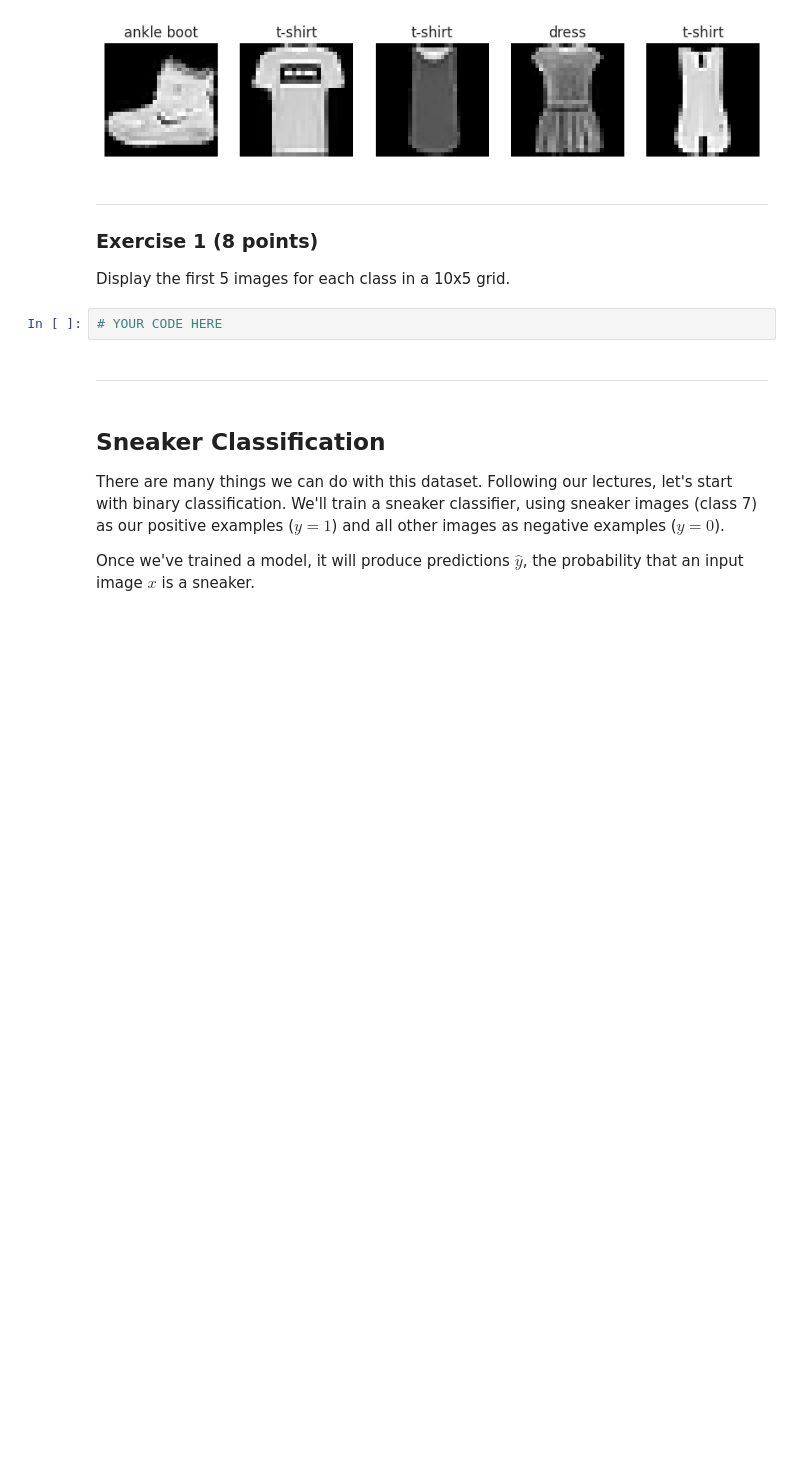
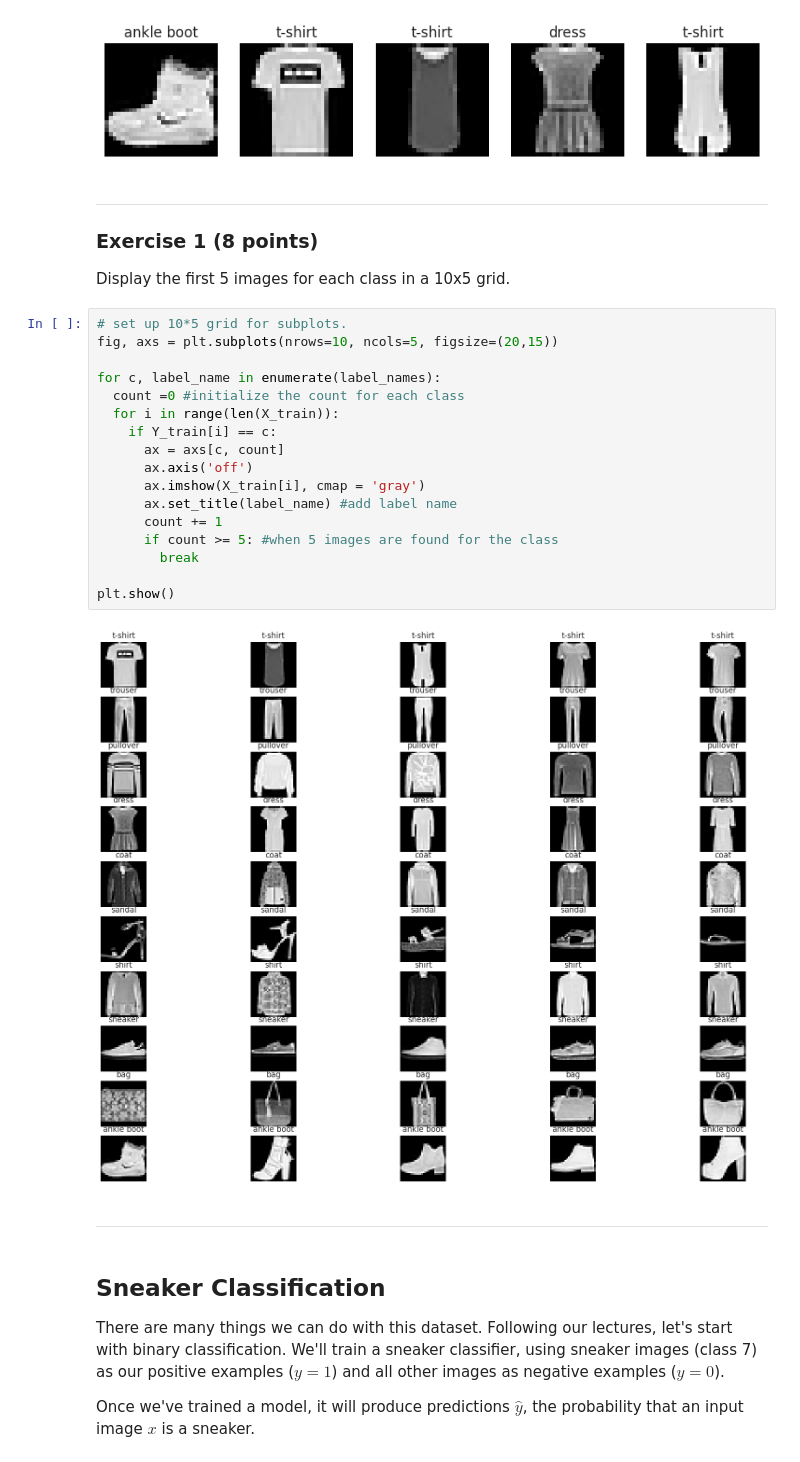
Before and after one commit to dojian/classML, a Jupyter notebook: 04_Logistic_Regression_with_Tensorflow.ipynb, the cells around one changed output. Cells and saved outputs as stored; diff of their text form; blank space fills up the shorter version.

```diff
--- a/04_Logistic_Regression_with_Tensorflow.ipynb
+++ b/04_Logistic_Regression_with_Tensorflow.ipynb
@@ -114,8 +105,25 @@ plt.show()
 ### Exercise 1 (8 points)
 
 Display the first 5 images for each class in a 10x5 grid.
-# %%
-# YOUR CODE HERE
+# %%
+# set up 10*5 grid for subplots.
+fig, axs = plt.subplots(nrows=10, ncols=5, figsize=(20,15))
+
+for c, label_name in enumerate(label_names):
+  count =0 #initialize the count for each class
+  for i in range(len(X_train)):
+    if Y_train[i] == c:
+      ax = axs[c, count]
+      ax.axis('off')
+      ax.imshow(X_train[i], cmap = 'gray')
+      ax.set_title(label_name) #add label name
+      count += 1
+      if count >= 5: #when 5 images are found for the class
+        break
+
+plt.show()
+# %% [output]
+[figure, added]
 # %% [markdown]
 ---
 # %% [markdown]
```
Also changed, not shown: parts of 10 cells of this notebook.
